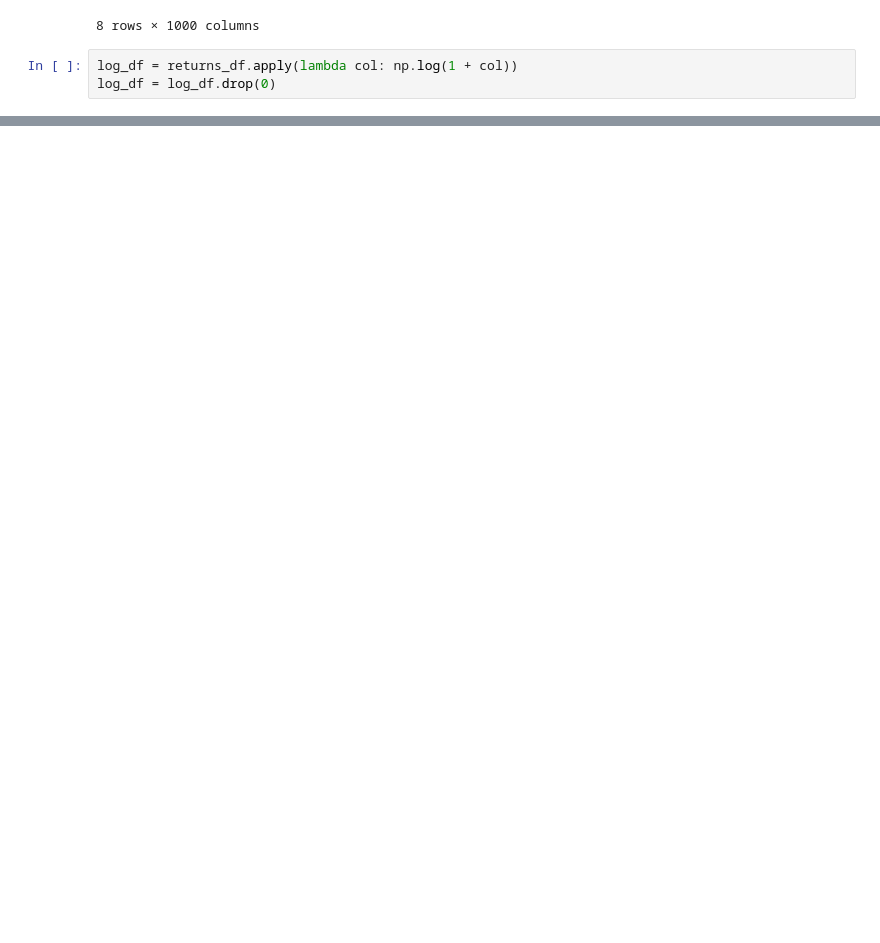
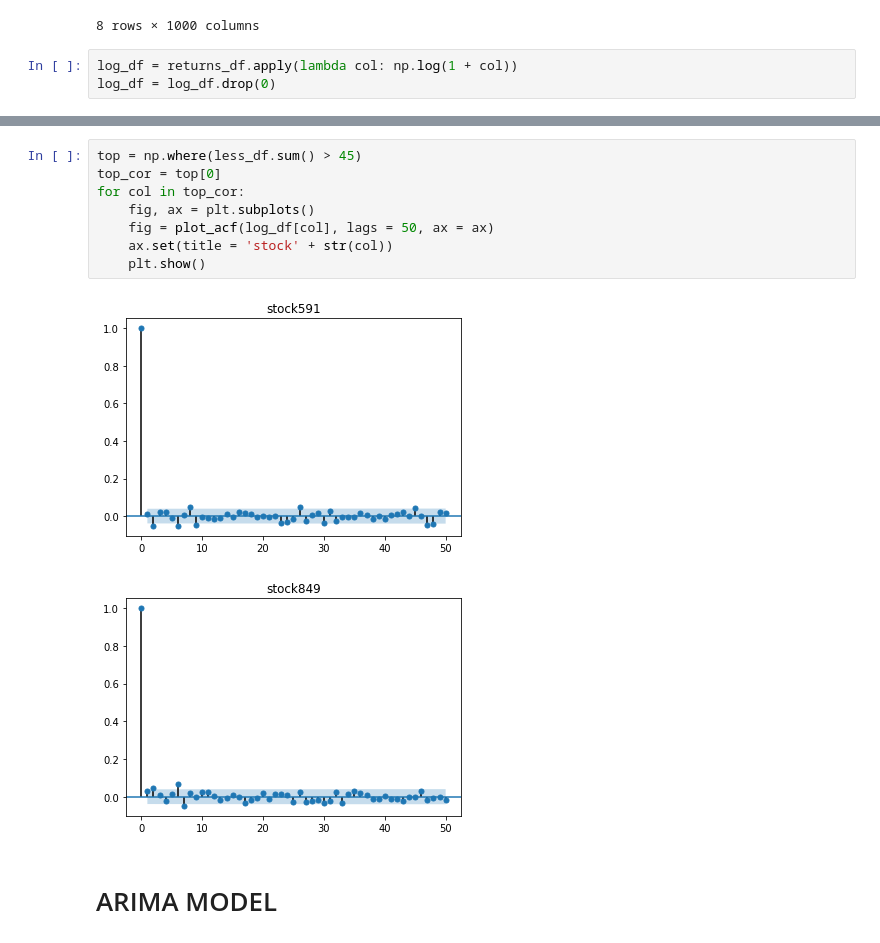
Before and after one commit to aaalexliu/amherst-midwest-2018, a Jupyter notebook: Strat Alex.ipynb, the cells around one changed output, grey strips where cells are left out. Cells and saved outputs as stored; diff of their text form; blank space fills up the shorter version.

```diff
--- a/Strat Alex.ipynb
+++ b/Strat Alex.ipynb
@@ -228,0 +282,13 @@ array([  1.00000000e+00,  -6.35305134e-03,   3.10235021e-02,
+# %%
+top = np.where(less_df.sum() > 45)
+top_cor = top[0]
+for col in top_cor:
+    fig, ax = plt.subplots()
+    fig = plot_acf(log_df[col], lags = 50, ax = ax)
+    ax.set(title = 'stock' + str(col))
+    plt.show()
+# %% [output]
+[figure, added]
+[figure, added]
+# %% [markdown]
+# ARIMA MODEL
```
Also changed, not shown: parts of 22 cells of this notebook.
